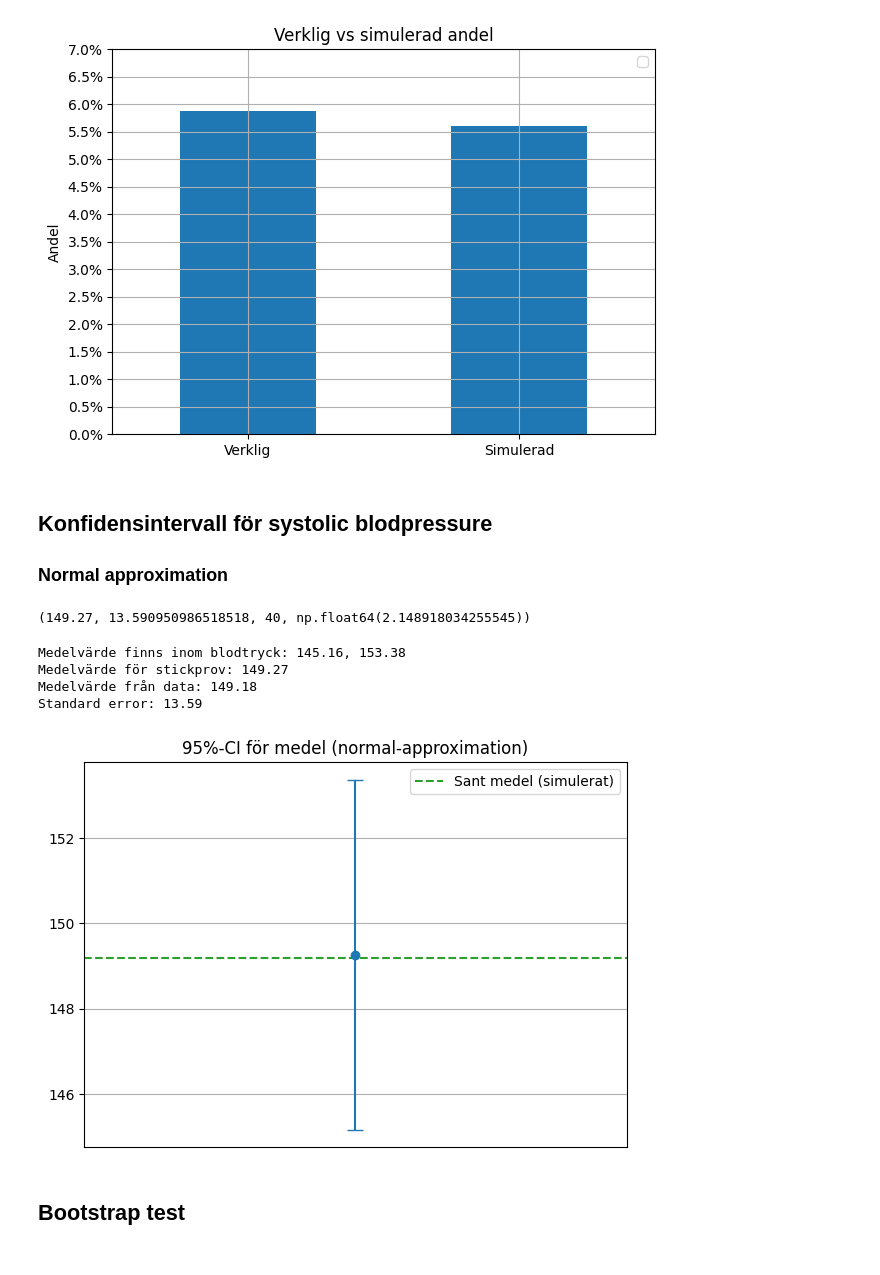
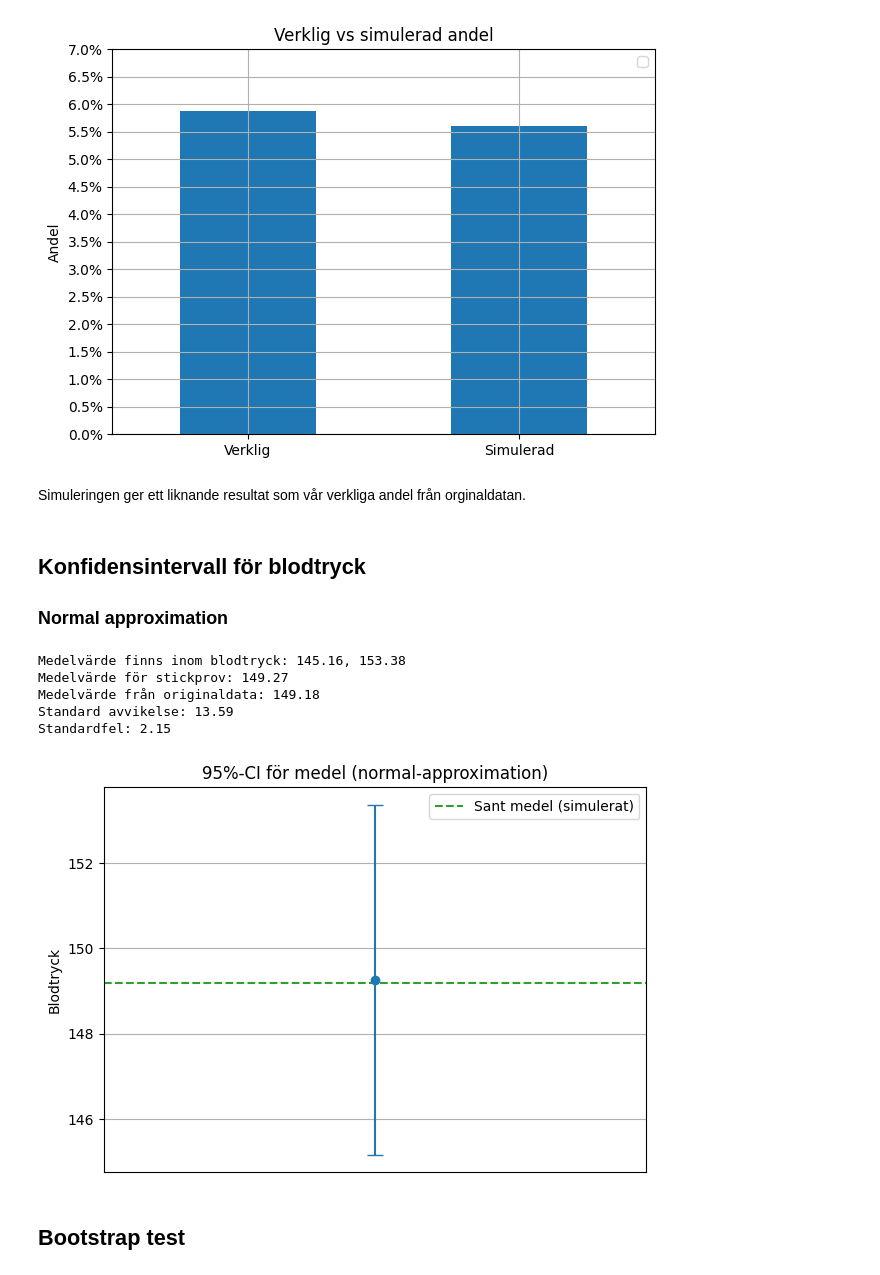
Before and after one commit to elinwahlgren/Halsostudie, a Jupyter notebook: report.ipynb, the cells around one changed output. Drawn from its saved outputs; the diff is of its cells as text; code cells hidden in the pictures.

```diff
--- a/report.ipynb
+++ b/report.ipynb
@@ -118,36 +104,20 @@ plt.show()
 # %% [output]
 <Figure size 700x500 with 0 Axes>
 [figure]
+# %% [markdown]
+Simuleringen ger ett liknande resultat som vår verkliga andel från orginaldatan.
 # %% [markdown]
-## Konfidensintervall för systolic blodpressure
+## Konfidensintervall för blodtryck
 
 ### Normal approximation
-# %%
-np.random.seed(123)
-
-n = 40
-stick= np.random.choice(df.systolic_bp, size= n)
-
-mean_stick=float(np.mean(stick))
-s = float(np.std(stick,ddof=1))
-n=len(stick)
-se = s/np.sqrt(n)
-
-mean_stick, s ,n, se
-
-
-# n_boot = 10_000
-# obs_diff =
-# boot_diffs = np.empty(n_boot)
-# for i in range (n_boot):
-# %% [output]
-(149.27, 13.590950986518518, 40, np.float64(2.148918034255545))
 # %%
 from math import sqrt
+np.random.seed(123)
 
+n = 40
+stick= np.random.choice(df.systolic_bp, size= n)
 mean_bp = df.systolic_bp.mean()
-
-def ci_mean_normal(x, confidence=0.95):
+def ci_mean_normal(x):
     """
     95%-CI för medel med normal-approximation:
     medel ± 1.96 * (s / sqrt(n))
@@ -156,33 +126,37 @@ def ci_mean_normal(x, confidence=0.95):
     mean_x = float(np.mean(x))
     s = float(np.std(x, ddof=1))
     n = len(x)
+    se = s/sqrt(n)
 
     z_critical = 1.96
-    half_width = z_critical + s/sqrt(n)
-    lo, hi = mean_x- half_width, mean_x + half_width
-    return lo, hi, mean_x, s, n
+    half_width = z_critical + se
+    lo, hi = mean_x - half_width, mean_x + half_width
+    return lo, hi, mean_x, s, n, se
 
-lo, hi, mean_stick, s, n = ci_mean_normal(stick)
+lo, hi, mean_stick, s, n, se = ci_mean_normal(stick)
 print (f"Medelvärde finns inom blodtryck: {lo:.2f}, {hi:.2f} \n"
        f"Medelvärde för stickprov: {mean_stick:.2f} \n"
-       f"Medelvärde från data: {mean_bp:.2f} \n"
-       f"Standard error: {s:.2f}")
+       f"Medelvärde från originaldata: {mean_bp:.2f} \n"
+       f"Standard avvikelse: {s:.2f}\n"
+       f"Standardfel: {se:.2f}")
 # %% [output]
 Medelvärde finns inom blodtryck: 145.16, 153.38
 Medelvärde för stickprov: 149.27
-Medelvärde från data: 149.18
-Standard error: 13.59
+Medelvärde från originaldata: 149.18
+Standard avvikelse: 13.59
+Standardfel: 2.15
 # %%
 fig, ax = plt.subplots()
 ax.errorbar([0], [mean_stick], yerr=[[mean_stick - lo], [hi - mean_stick]], fmt="o", capsize=6)
 ax.axhline(mean_bp, color="tab:green", linestyle="--", label="Sant medel (simulerat)")
 ax.set_xticks([])
+ax.set_ylabel("Blodtryck")
 ax.grid(True, axis="y")
 ax.legend()
 ax.set_title("95%-CI för medel (normal-approximation)")
 plt.show()
 # %% [output]
-[figure, old version]
+[figure, new version]
 # %% [markdown]
 ## Bootstrap test
 # %%
```
Also changed, not shown: parts of 26 cells of this notebook, 2 other files.
